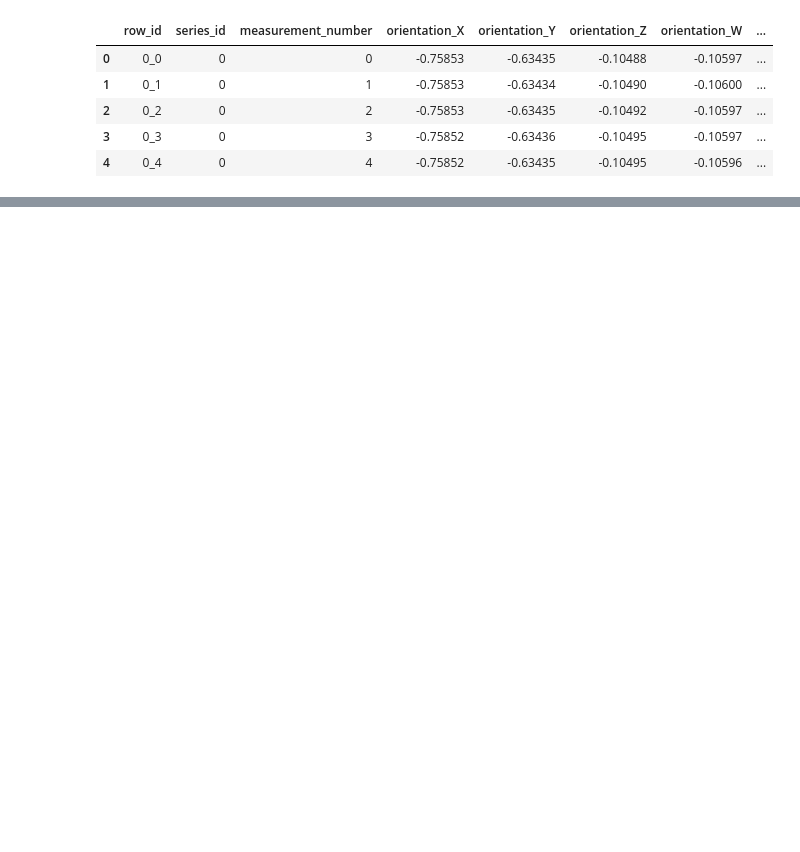
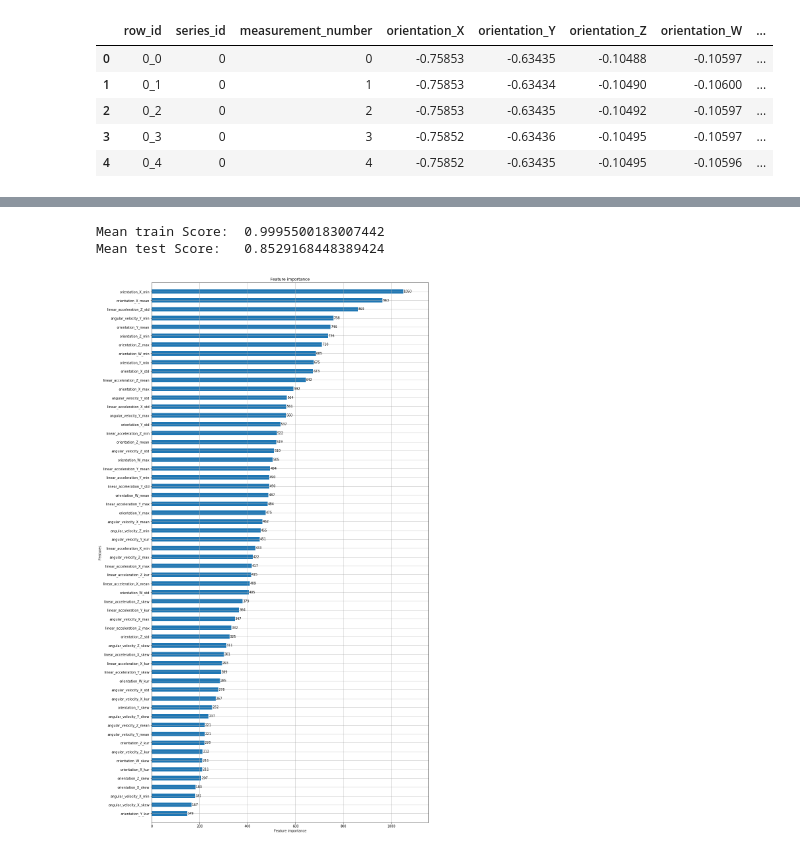
Before and after one commit to cpatrickalves/kaggle-dsa-set19, a Jupyter notebook: kernel.ipynb, the cells around one changed output, grey strips where cells are left out. Cells and saved outputs as stored; diff of their text form; code cells hidden in the pictures; blank space fills up the shorter version.

```diff
--- a/kernel.ipynb
+++ b/kernel.ipynb
@@ -82,0 +203,6 @@ Most of the samples are for the concrete surface. The *hard_tiles* has only 21 s
+# %%
+# Apply the Pre-Processing to train data
+X_train, Y_train = data_preprocessing(train_data, labeled=True)
+
+# Here is the result DataFrame
+X_train.head()
@@ -82,0 +218,6 @@ Most of the samples are for the concrete surface. The *hard_tiles* has only 21 s
+# %%
+# Transform the Y list in an array
+Y_train=np.array(Y_train)
+
+# Print the size
+X_train.shape, Y_train.shape
@@ -82,0 +226,5 @@ Most of the samples are for the concrete surface. The *hard_tiles* has only 21 s
+# %%
+# Apply the Pre-Processing to test data
+X_test, _ = data_preprocessing(test_data, labeled=False)
+
+X_test.head()
@@ -82,0 +255,7 @@ Most of the samples are for the concrete surface. The *hard_tiles* has only 21 s
+# %%
+# Create a DF to save the predictions
+results = pd.DataFrame()
+results['series_id']= np.arange(len(test_data.series_id.unique()))
+
+# Create a dictionary that saves the model create in each fold
+models = {}
@@ -82,0 +337,15 @@ Most of the samples are for the concrete surface. The *hard_tiles* has only 21 s
+# %%
+# Compute the mean F1 score
+print("Mean train Score: ",np.mean(train_results_all))
+print("Mean test Score:  ",np.mean(test_results_all))
+# %% [output]
+Mean train Score:  0.9995500183007442
+Mean test Score:   0.8529168448389424
+# %%
+# Plot the Feature Importance for the first model created
+plt.figure(figsize=(15,30))
+ax=plt.axes()
+lgb.plot_importance(models[1], height=0.5, ax=ax)
+plt.show()
+# %% [output]
+[figure, added]
```
Also changed, not shown: parts of 31 cells of this notebook.
